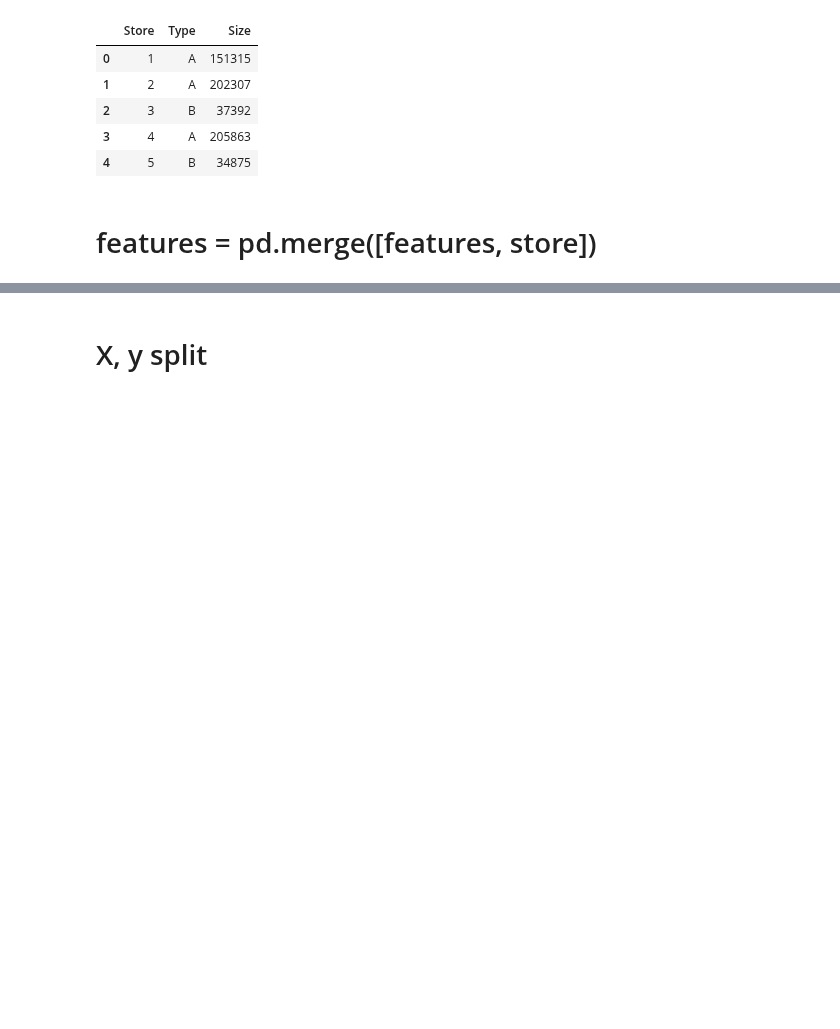
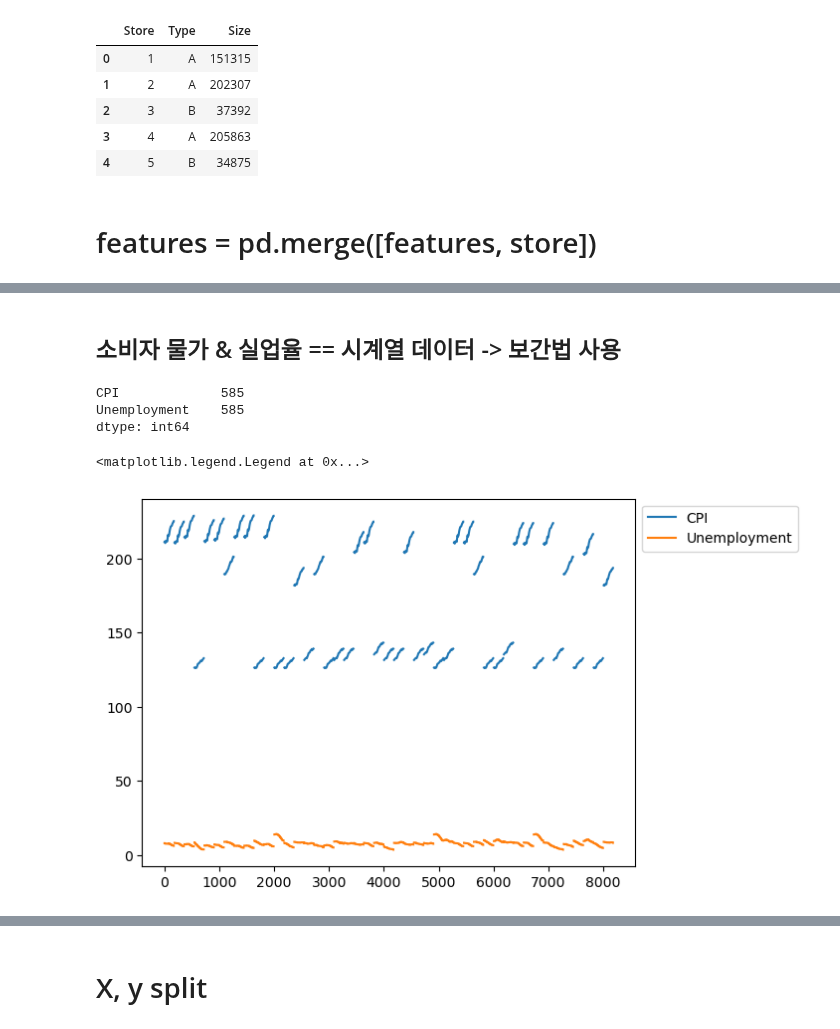
Before and after one commit to wumusill/AI_School, a Jupyter notebook: Project/MiniP4/walmart.ipynb, the cells around one changed output, grey strips where cells are left out. Saved outputs shown, nothing was run; the diff lists cells and outputs as text; code cells hidden in the pictures; blank space fills up the shorter version.

Commit message:
MiniP4

```diff
--- a/Project/MiniP4/walmart.ipynb
+++ b/Project/MiniP4/walmart.ipynb
@@ -52,9 +52,9 @@ features.head()
 | 3 | 1 | 2010-02-26 | 46.63 | 2.561 | NaN | NaN | NaN | NaN | NaN | ... |
 | 4 | 1 | 2010-03-05 | 46.50 | 2.625 | NaN | NaN | NaN | NaN | NaN | ... |
 # %%
-store = pd.read_csv("../data/MiniP4/stores.csv")
-print(store.shape)
-store.head()
+store2 = pd.read_csv("../data/MiniP4/stores.csv")
+print(store2.shape)
+store2.head()
 # %% [output]
 (45, 3)
 |  | Store | Type | Size |
@@ -118,0 +68,4 @@ sns.boxplot(data=features)
+# %%
+store = pd.merge(left=store1, right=store2, on="Store")
+print(store.shape)
+store.sample(5)
@@ -118,0 +84,3 @@ sns.boxplot(data=features)
+# %%
+store["Date"] = pd.to_datetime(store["Date"])
+store["Date"].info()
@@ -118,0 +96,3 @@ sns.boxplot(data=features)
+# %%
+store["year"] = store["Date"].dt.year
+store["month"] = store["Date"].dt.month
@@ -118,0 +175,14 @@ sns.boxplot(data=features)
+# %% [markdown]
+## 소비자 물가 & 실업율 == 시계열 데이터 -> 보간법 사용
+# %%
+store[["CPI", "Unemployment"]].isnull().sum()
+# %% [output]
+CPI             585
+Unemployment    585
+dtype: int64
+# %%
+store[["CPI", "Unemployment"]].plot(kind="line", legend=(1, 2))
+plt.legend(bbox_to_anchor=(1, 1))
+# %% [output]
+<matplotlib.legend.Legend at 0x...>
+[figure, added]
```
Also changed, not shown: parts of 95 cells of this notebook, 1 other file.
